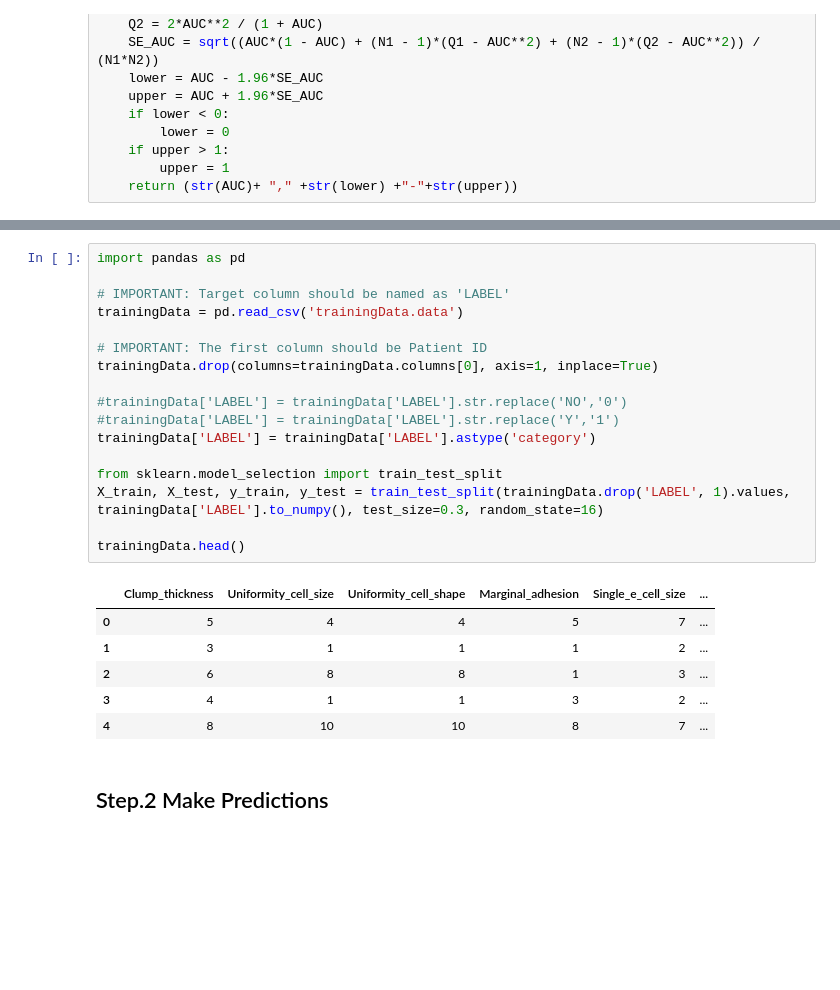
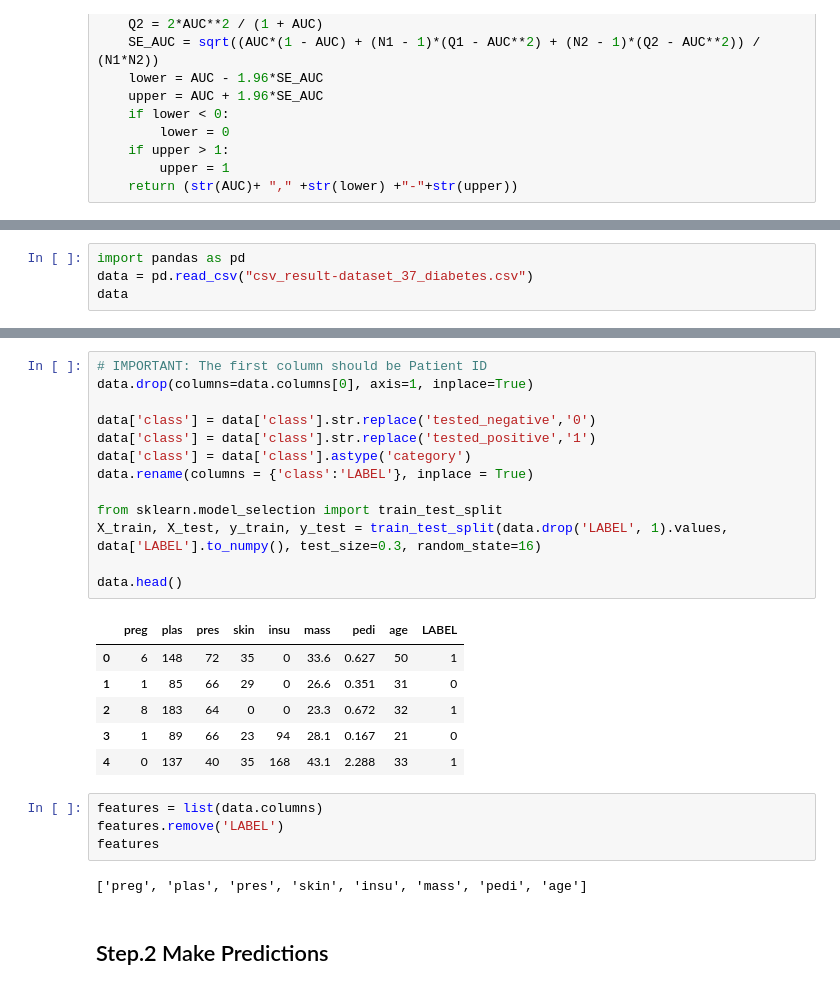
Before and after one commit to precareml/xai, a Jupyter notebook: XAI_Evaluator.ipynb, the cells around one changed output, grey strips where cells are left out. Drawn from its saved outputs; the diff is of its cells as text; blank space fills up the shorter version.

Commit message:
tested

```diff
--- a/XAI_Evaluator.ipynb
+++ b/XAI_Evaluator.ipynb
@@ -303,0 +304,4 @@ def roc_auc_ci(y_true, y_score):
+# %%
+import pandas as pd
+data = pd.read_csv("csv_result-dataset_37_diabetes.csv")
+data
@@ -304,27 +322,29 @@ def roc_auc_ci(y_true, y_score):
 # %%
-import pandas as pd
+# IMPORTANT: The first column should be Patient ID
+data.drop(columns=data.columns[0], axis=1, inplace=True)
 
-# IMPORTANT: Target column should be named as 'LABEL'
-trainingData = pd.read_csv('trainingData.data')
-
-# IMPORTANT: The first column should be Patient ID
-trainingData.drop(columns=trainingData.columns[0], axis=1, inplace=True)
-
-#trainingData['LABEL'] = trainingData['LABEL'].str.replace('NO','0')
-#trainingData['LABEL'] = trainingData['LABEL'].str.replace('Y','1')
-trainingData['LABEL'] = trainingData['LABEL'].astype('category')
+data['class'] = data['class'].str.replace('tested_negative','0')
+data['class'] = data['class'].str.replace('tested_positive','1')
+data['class'] = data['class'].astype('category')
+data.rename(columns = {'class':'LABEL'}, inplace = True)
 
 from sklearn.model_selection import train_test_split
-X_train, X_test, y_train, y_test = train_test_split(trainingData.drop('LABEL', 1).values, trainingData['LABEL'].to_numpy(), test_size=0.3, random_state=16)
+X_train, X_test, y_train, y_test = train_test_split(data.drop('LABEL', 1).values, data['LABEL'].to_numpy(), test_size=0.3, random_state=16)
 
-trainingData.head()
+data.head()
 # %% [output]
-|  | Clump_thickness | Uniformity_cell_size | Uniformity_cell_shape | Marginal_adhesion | Single_e_cell_size | ... |
-| 0 | 5 | 4 | 4 | 5 | 7 | ... |
-| 1 | 3 | 1 | 1 | 1 | 2 | ... |
-| 2 | 6 | 8 | 8 | 1 | 3 | ... |
-| 3 | 4 | 1 | 1 | 3 | 2 | ... |
-| 4 | 8 | 10 | 10 | 8 | 7 | ... |
+|  | preg | plas | pres | skin | insu | mass | pedi | age | LABEL |
+| 0 | 6 | 148 | 72 | 35 | 0 | 33.6 | 0.627 | 50 | 1 |
+| 1 | 1 | 85 | 66 | 29 | 0 | 26.6 | 0.351 | 31 | 0 |
+| 2 | 8 | 183 | 64 | 0 | 0 | 23.3 | 0.672 | 32 | 1 |
+| 3 | 1 | 89 | 66 | 23 | 94 | 28.1 | 0.167 | 21 | 0 |
+| 4 | 0 | 137 | 40 | 35 | 168 | 43.1 | 2.288 | 33 | 1 |
+# %%
+features = list(data.columns)
+features.remove('LABEL')
+features
+# %% [output]
+['preg', 'plas', 'pres', 'skin', 'insu', 'mass', 'pedi', 'age']
 # %% [markdown]
 ## Step.2 Make Predictions
 # %%
```
Also changed, not shown: parts of 19 cells of this notebook, 18 other files.
